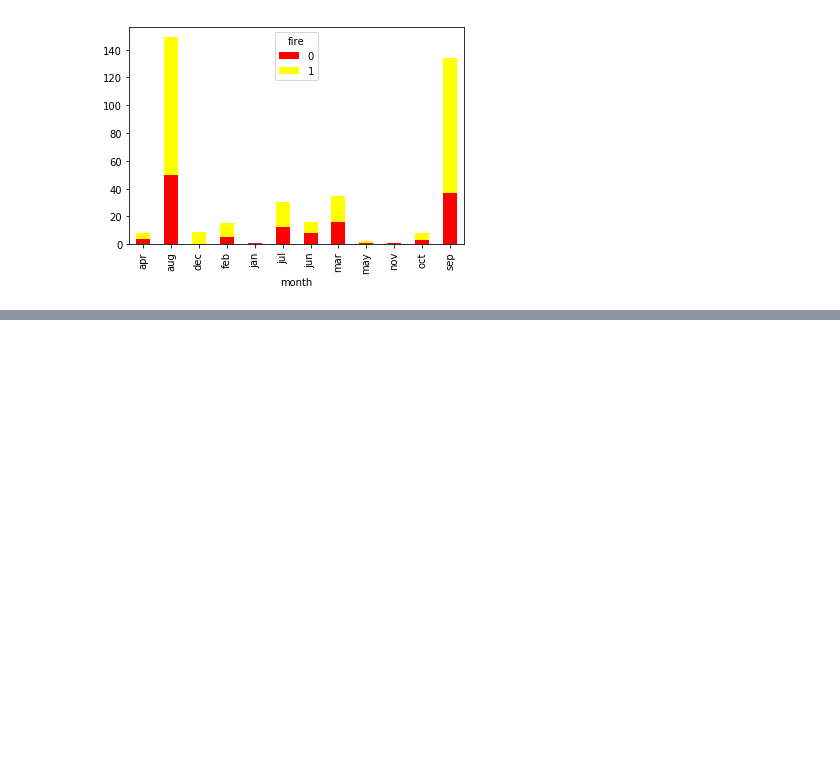
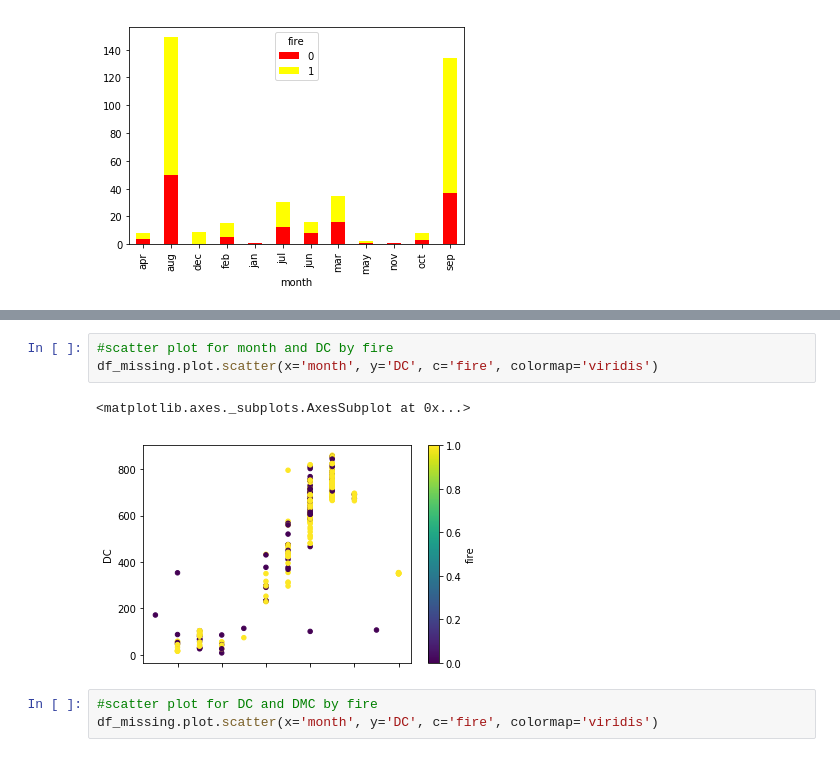
Before and after one commit to gayounglee57/sparkLab, a Jupyter notebook: forest_fires_visualisations.ipynb, the cells around one changed output, grey strips where cells are left out. Cells and saved outputs as stored; diff of their text form; blank space fills up the shorter version.

```diff
--- a/forest_fires_visualisations.ipynb
+++ b/forest_fires_visualisations.ipynb
@@ -41,0 +60,9 @@ df.plot.scatter(x='FFMC', y='rain')
+# %%
+#scatter plot for month and DC by fire
+df_missing.plot.scatter(x='month', y='DC', c='fire', colormap='viridis')
+# %% [output]
+<matplotlib.axes._subplots.AxesSubplot at 0x...>
+[figure, added]
+# %%
+#scatter plot for DC and DMC by fire
+df_missing.plot.scatter(x='month', y='DC', c='fire', colormap='viridis')
```
Also changed, not shown: parts of 5 cells of this notebook.
